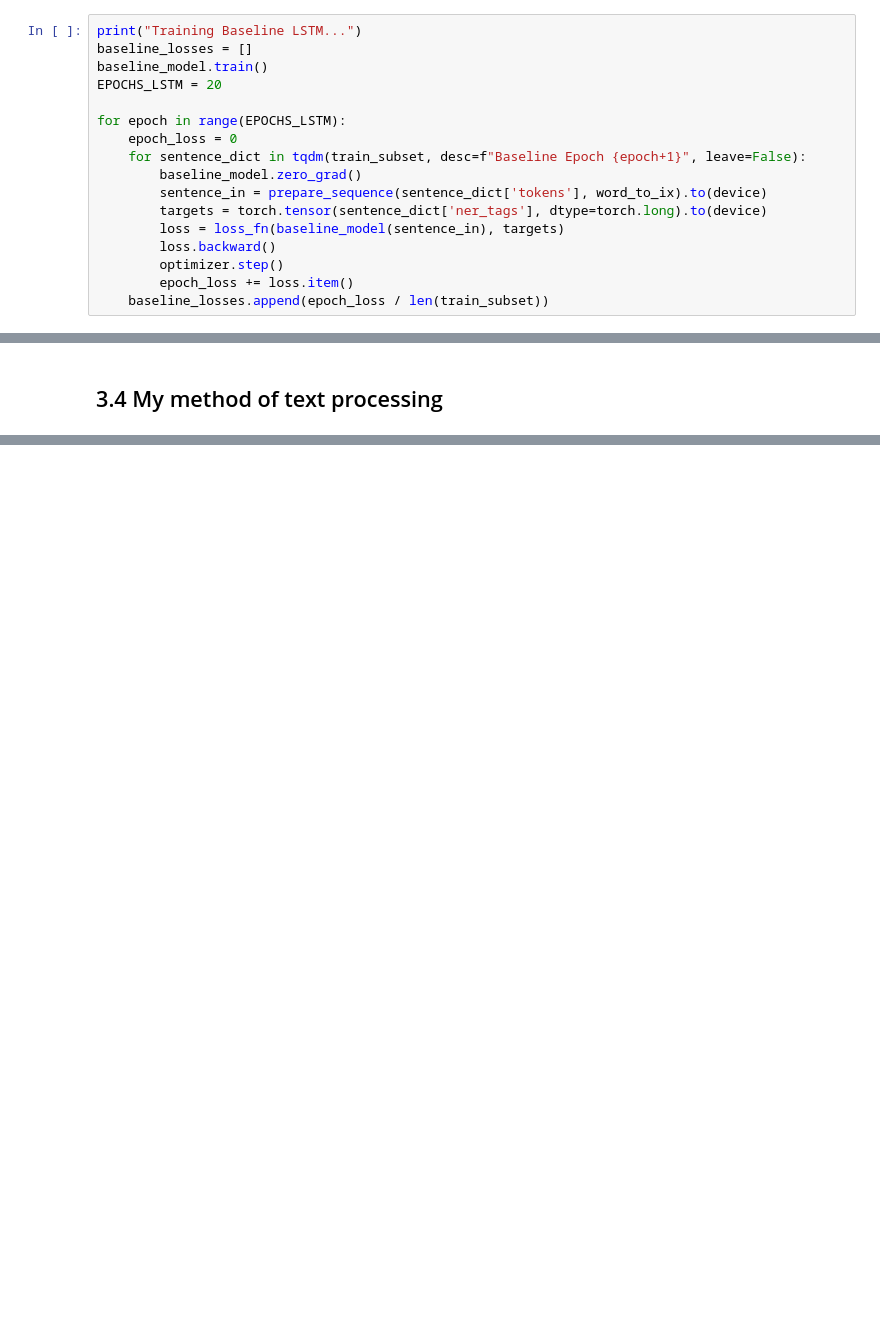
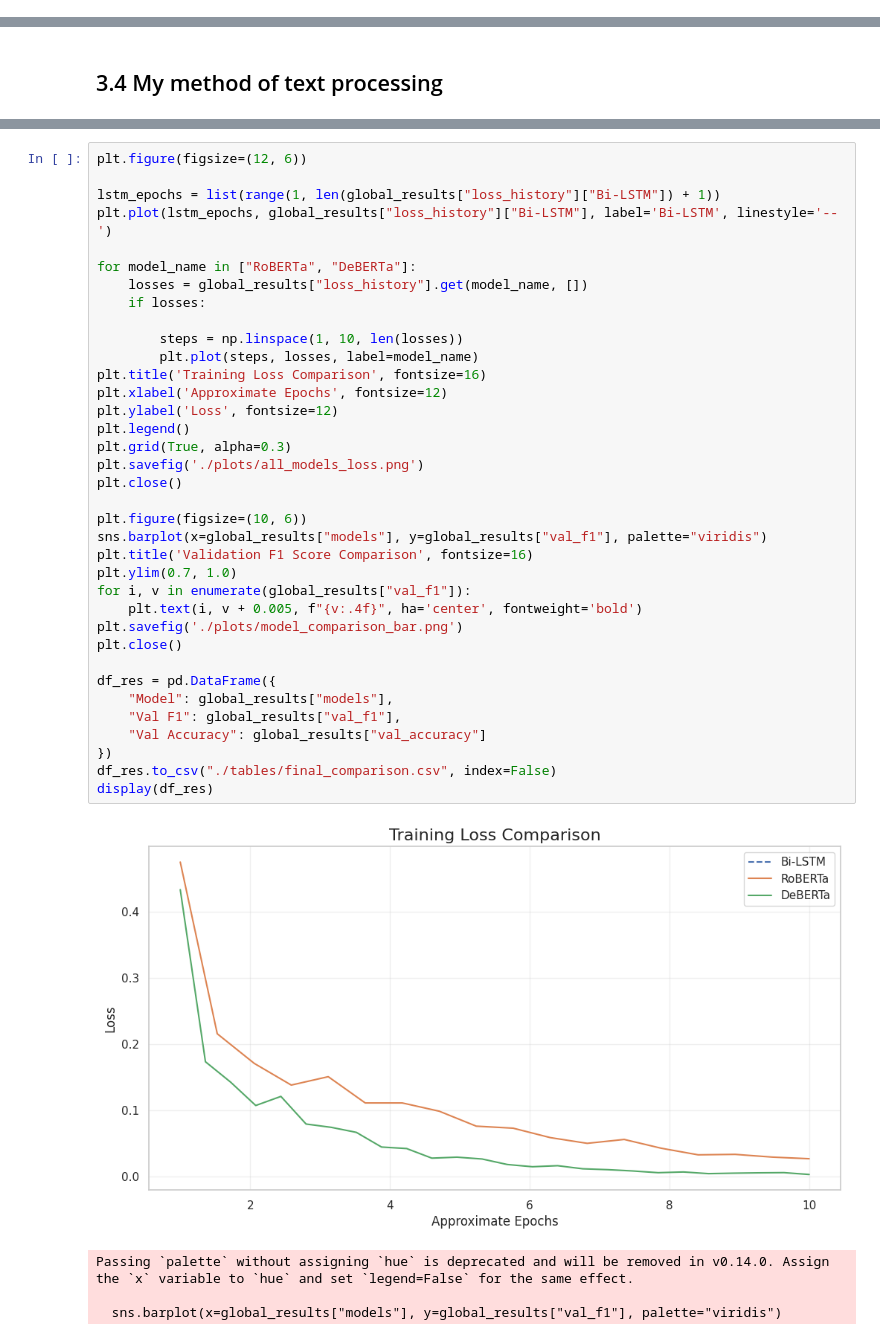
Before and after one commit to egorser0v/NLP2025, a Jupyter notebook: 2/2_serov.ipynb, the cells around one changed output, grey strips where cells are left out. Saved outputs shown, nothing was run; the diff lists cells and outputs as text; blank space fills up the shorter version.

```diff
--- a/2/2_serov.ipynb
+++ b/2/2_serov.ipynb
@@ -254,17 +212,0 @@ loss_fn = nn.NLLLoss()
-# %%
-print("Training Baseline LSTM...")
-baseline_losses = []
-baseline_model.train()
-EPOCHS_LSTM = 20
-
-for epoch in range(EPOCHS_LSTM):
-    epoch_loss = 0
-    for sentence_dict in tqdm(train_subset, desc=f"Baseline Epoch {epoch+1}", leave=False):
-        baseline_model.zero_grad()
-        sentence_in = prepare_sequence(sentence_dict['tokens'], word_to_ix).to(device)
-        targets = torch.tensor(sentence_dict['ner_tags'], dtype=torch.long).to(device)
-        loss = loss_fn(baseline_model(sentence_in), targets)
-        loss.backward()
-        optimizer.step()
-        epoch_loss += loss.item()
-    baseline_losses.append(epoch_loss / len(train_subset))
@@ -478,0 +490,41 @@ Saved submissions/test_last.tsv and submissions/test_last.zip
+# %%
+plt.figure(figsize=(12, 6))
+
+lstm_epochs = list(range(1, len(global_results["loss_history"]["Bi-LSTM"]) + 1))
+plt.plot(lstm_epochs, global_results["loss_history"]["Bi-LSTM"], label='Bi-LSTM', linestyle='--')
+
+for model_name in ["RoBERTa", "DeBERTa"]:
+    losses = global_results["loss_history"].get(model_name, [])
+    if losses:
+
+        steps = np.linspace(1, 10, len(losses))
+        plt.plot(steps, losses, label=model_name)
+plt.title('Training Loss Comparison', fontsize=16)
+plt.xlabel('Approximate Epochs', fontsize=12)
+plt.ylabel('Loss', fontsize=12)
+plt.legend()
+plt.grid(True, alpha=0.3)
+plt.savefig('./plots/all_models_loss.png')
+plt.close()
+
+plt.figure(figsize=(10, 6))
+sns.barplot(x=global_results["models"], y=global_results["val_f1"], palette="viridis")
+plt.title('Validation F1 Score Comparison', fontsize=16)
+plt.ylim(0.7, 1.0)
+for i, v in enumerate(global_results["val_f1"]):
+    plt.text(i, v + 0.005, f"{v:.4f}", ha='center', fontweight='bold')
+plt.savefig('./plots/model_comparison_bar.png')
+plt.close()
+
+df_res = pd.DataFrame({
+    "Model": global_results["models"],
+    "Val F1": global_results["val_f1"],
+    "Val Accuracy": global_results["val_accuracy"]
+})
+df_res.to_csv("./tables/final_comparison.csv", index=False)
+display(df_res)
+# %% [output]
+[figure, added]
+Passing `palette` without assigning `hue` is deprecated and will be removed in v0.14.0. Assign the `x` variable to `hue` and set `legend=False` for the same effect.
+
+  sns.barplot(x=global_results["models"], y=global_results["val_f1"], palette="viridis")
```
Also changed, not shown: parts of 28 cells of this notebook, 34 other files.
